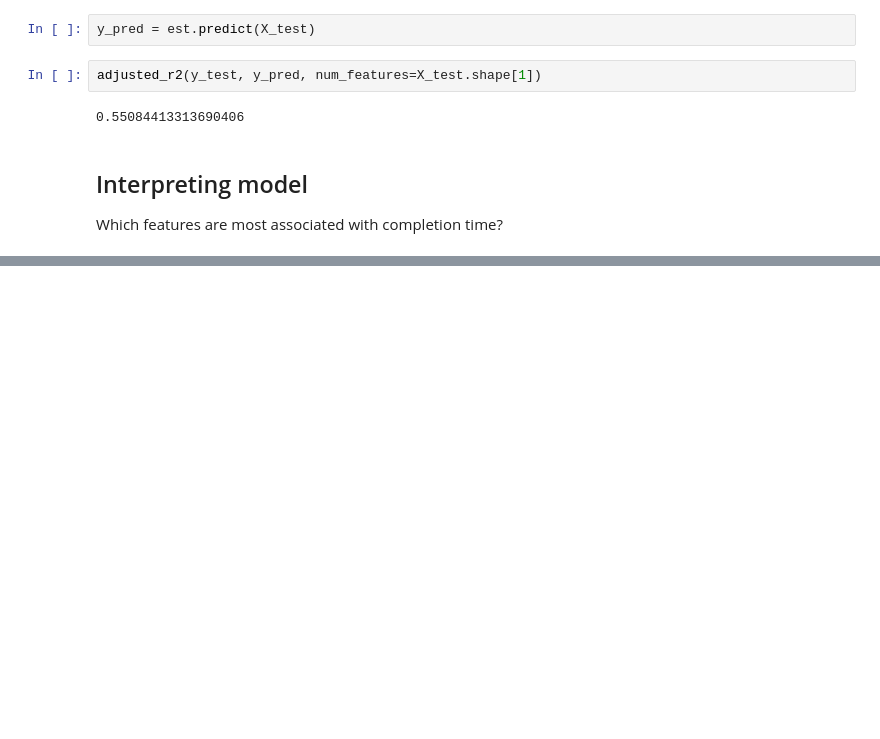
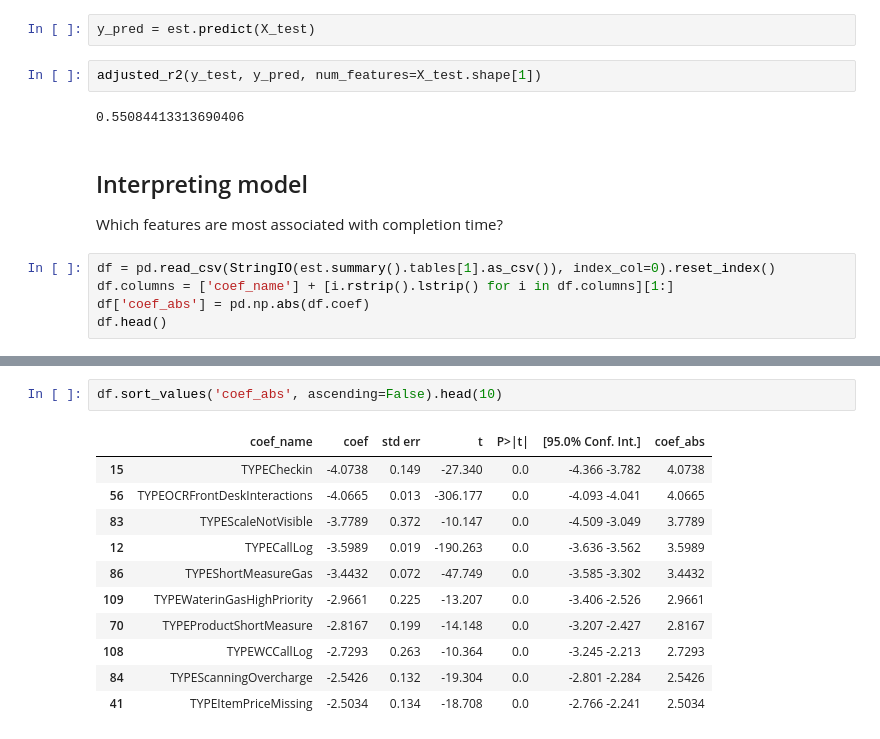
Before and after one commit to aok1425/311-prediction-times, a Jupyter notebook: modeling_completion_time/12 Applying feature subset to lin reg for interpretability adj R2 0.55.ipynb, the cells around one changed output, grey strips where cells are left out. Drawn from its saved outputs; the diff is of its cells as text; blank space fills up the shorter version.

```diff
--- a/modeling_completion_time/12 Applying feature subset to lin reg for interpretability adj R2 0.55.ipynb
+++ b/modeling_completion_time/12 Applying feature subset to lin reg for interpretability adj R2 0.55.ipynb
@@ -355,3 +356,8 @@ adjusted_r2(y_test, y_pred, num_features=X_test.shape[1])
 ## Interpreting model
 
 Which features are most associated with completion time?
+# %%
+df = pd.read_csv(StringIO(est.summary().tables[1].as_csv()), index_col=0).reset_index()
+df.columns = ['coef_name'] + [i.rstrip().lstrip() for i in df.columns][1:]
+df['coef_abs'] = pd.np.abs(df.coef)
+df.head()
@@ -357,0 +371,14 @@ Which features are most associated with completion time?
+# %%
+df.sort_values('coef_abs', ascending=False).head(10)
+# %% [output]
+|  | coef_name | coef | std err | t | P>|t| | [95.0% Conf. Int.] | coef_abs |
+| 15 | TYPECheckin | -4.0738 | 0.149 | -27.340 | 0.0 | -4.366 -3.782 | 4.0738 |
+| 56 | TYPEOCRFrontDeskInteractions | -4.0665 | 0.013 | -306.177 | 0.0 | -4.093 -4.041 | 4.0665 |
+| 83 | TYPEScaleNotVisible | -3.7789 | 0.372 | -10.147 | 0.0 | -4.509 -3.049 | 3.7789 |
+| 12 | TYPECallLog | -3.5989 | 0.019 | -190.263 | 0.0 | -3.636 -3.562 | 3.5989 |
+| 86 | TYPEShortMeasureGas | -3.4432 | 0.072 | -47.749 | 0.0 | -3.585 -3.302 | 3.4432 |
+| 109 | TYPEWaterinGasHighPriority | -2.9661 | 0.225 | -13.207 | 0.0 | -3.406 -2.526 | 2.9661 |
+| 70 | TYPEProductShortMeasure | -2.8167 | 0.199 | -14.148 | 0.0 | -3.207 -2.427 | 2.8167 |
+| 108 | TYPEWCCallLog | -2.7293 | 0.263 | -10.364 | 0.0 | -3.245 -2.213 | 2.7293 |
+| 84 | TYPEScanningOvercharge | -2.5426 | 0.132 | -19.304 | 0.0 | -2.801 -2.284 | 2.5426 |
+| 41 | TYPEItemPriceMissing | -2.5034 | 0.134 | -18.708 | 0.0 | -2.766 -2.241 | 2.5034 |
```
Also changed, not shown: parts of 5 cells of this notebook, 1 other file.
